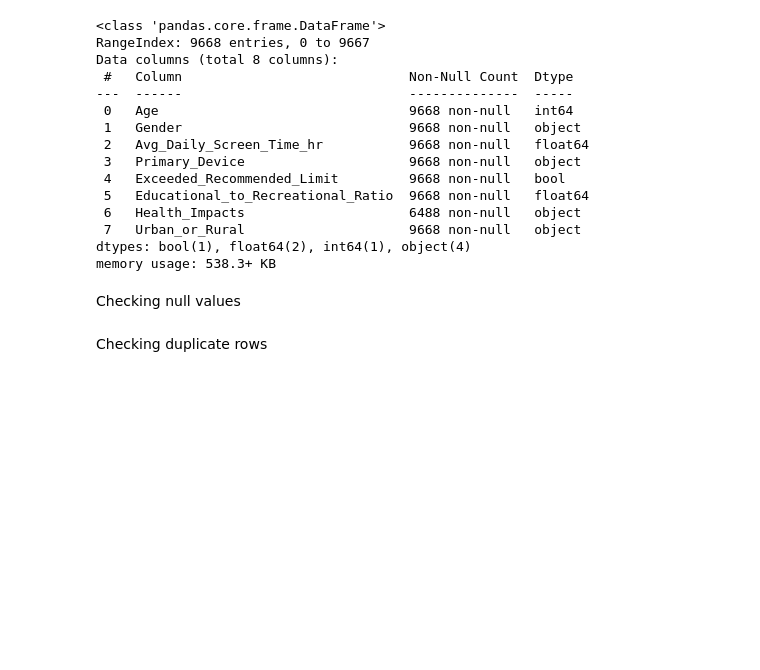
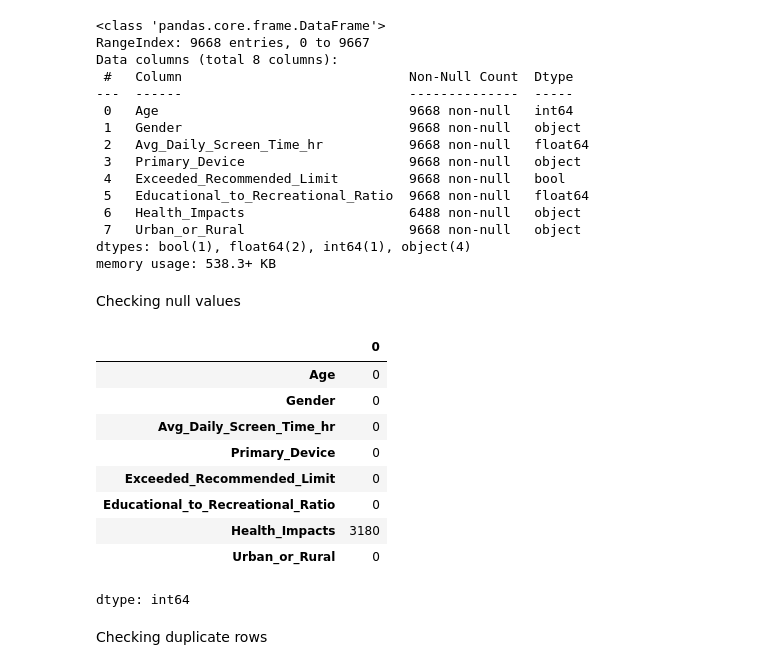
Before and after one commit to springboardmentor2468a-lab/Projects, a Jupyter notebook: Task1.ipynb, the cells around one changed output. Saved outputs shown, nothing was run; the diff lists cells and outputs as text; code cells hidden in the pictures; blank space fills up the shorter version.

```diff
--- a/Task1.ipynb
+++ b/Task1.ipynb
@@ -50,7 +50,18 @@ memory usage: 538.3+ KB
 # %% [markdown]
 Checking null values
 # %%
-missing_count = df.isnull().sum()
+ df.isnull().sum()
+# %% [output]
+|  | 0 |
+| Age | 0 |
+| Gender | 0 |
+| Avg_Daily_Screen_Time_hr | 0 |
+| Primary_Device | 0 |
+| Exceeded_Recommended_Limit | 0 |
+| Educational_to_Recreational_Ratio | 0 |
+| Health_Impacts | 3180 |
+| Urban_or_Rural | 0 |
+dtype: int64
 # %% [markdown]
 Checking duplicate rows
 # %%
```
